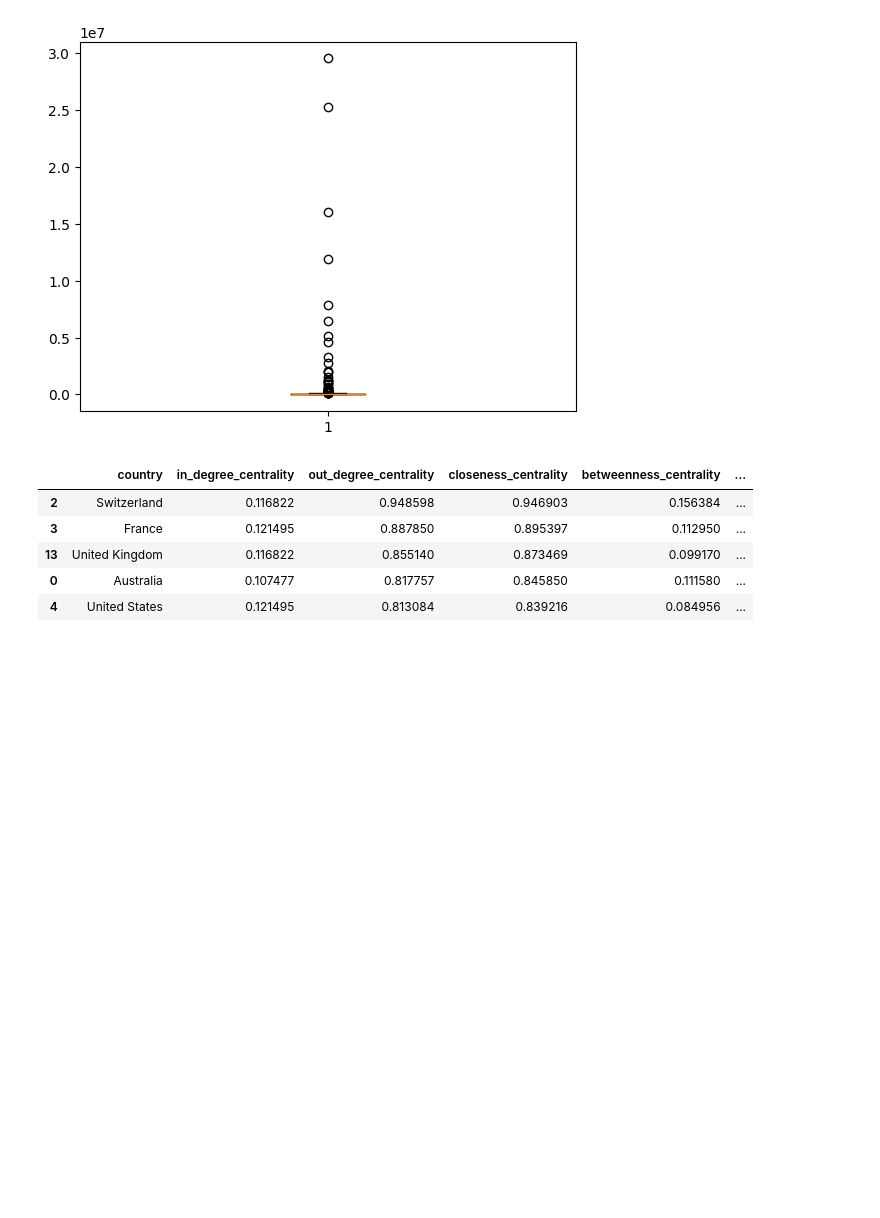
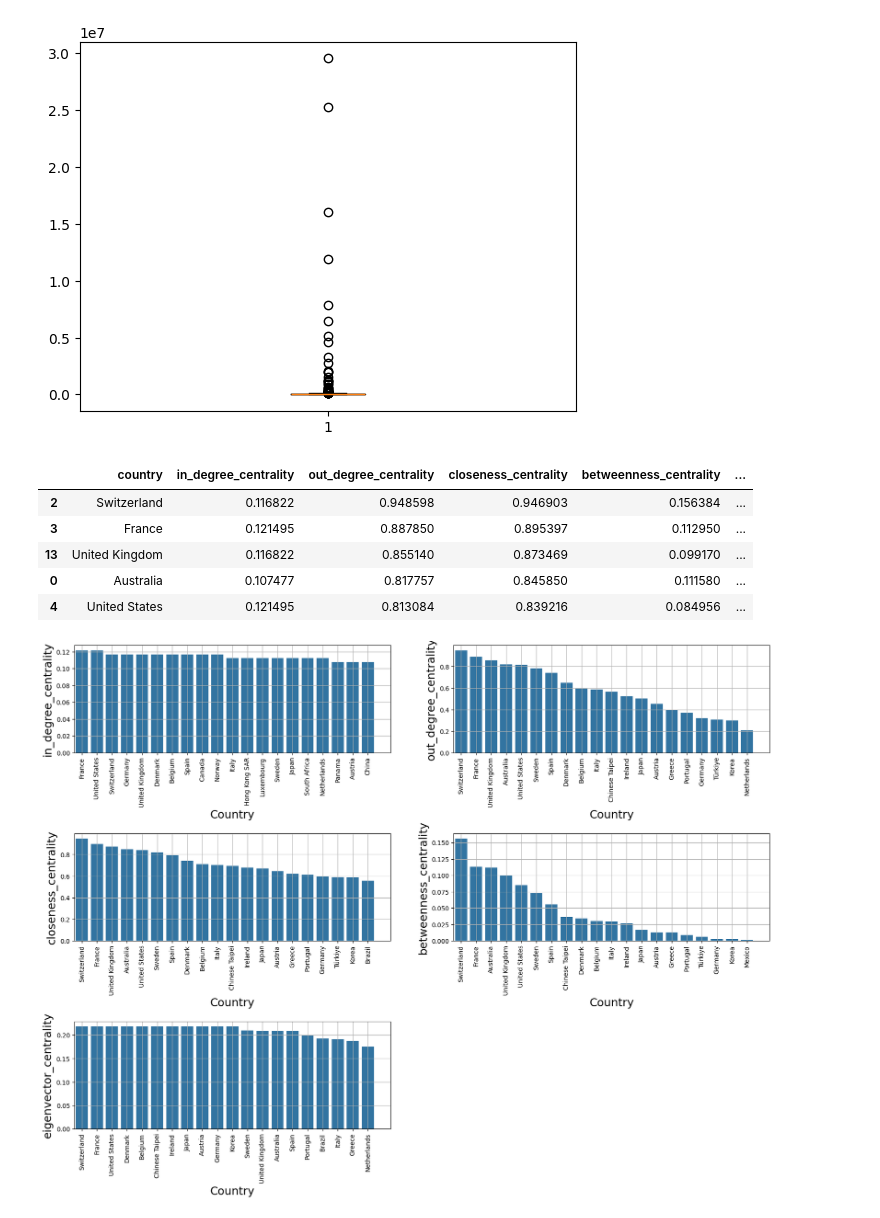
Before and after one commit to gilangluq/graph-network-financial-analysis, a Jupyter notebook: graph-network-financial-analysis.ipynb, the cells around one changed output. Saved outputs shown, nothing was run; the diff lists cells and outputs as text; code cells hidden in the pictures; blank space fills up the shorter version.

```diff
--- a/graph-network-financial-analysis.ipynb
+++ b/graph-network-financial-analysis.ipynb
@@ -262,3 +262,28 @@ df_centrality.sort_values(by = ['out_degree_centrality'],ascending = False).head
 | 13 | United Kingdom | 0.116822 | 0.855140 | 0.873469 | 0.099170 | ... |
 | 0 | Australia | 0.107477 | 0.817757 | 0.845850 | 0.111580 | ... |
 | 4 | United States | 0.121495 | 0.813084 | 0.839216 | 0.084956 | ... |
+# %%
+Centrality_names = df_centrality.columns.tolist()[1:]
+kmax = 20  #show top kmax users
+
+
+fig = plt.figure(figsize = (20,14))
+
+for count,centrality_name in enumerate(Centrality_names):
+    plt.subplot(3,2,count+1) #make a 2 x 3 subplot, plot in box cnt+1
+    df_plot = df_centrality.sort_values(by=[centrality_name],ascending=False).head(n=kmax)  #sort dataframe by centrality value
+
+    ax = sns.barplot(data=df_plot, x='country', y=centrality_name)
+    plt.xlim([-.5,kmax+.5])  #set xlimits to only show top kmax users
+    ax.set_xticklabels(ax.get_xticklabels(),rotation = 90)  #rotate axis tick labels 90 degrees
+    #plt.xticks(fontsize = 14)
+    #plt.yticks(fontsize = 14)
+    plt.ylabel(f"{centrality_name}",fontsize = 18)
+    plt.xlabel('Country',fontsize = 18)
+    plt.grid()
+
+plt.subplots_adjust(left=None, bottom=None, right=None, top=None, wspace=None, hspace=0.75)
+
+plt.show()
+# %% [output]
+[figure, added]
```
